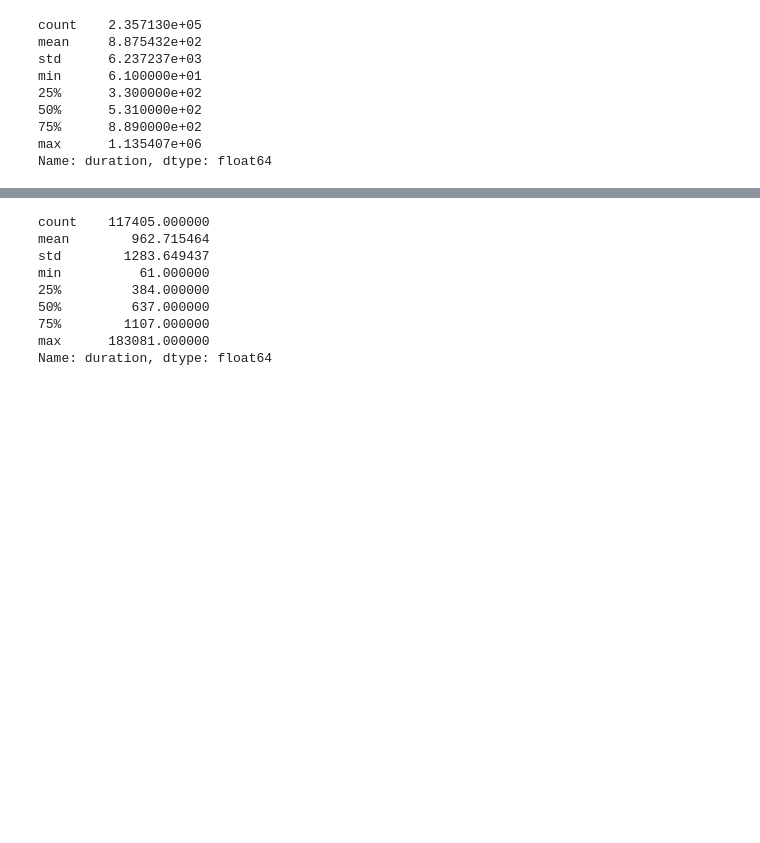
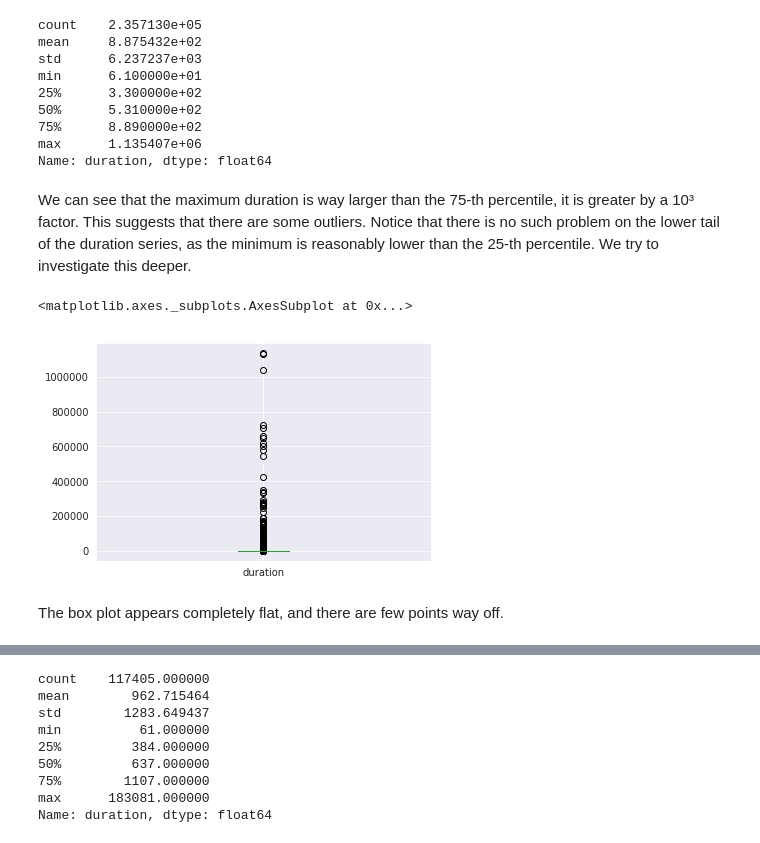
Before and after one commit to Cucni/oslo-bikes-mobility-data, a Jupyter notebook: April.ipynb, the cells around one changed output, grey strips where cells are left out. Saved outputs shown, nothing was run; the diff lists cells and outputs as text; code cells hidden in the pictures; blank space fills up the shorter version.

```diff
--- a/April.ipynb
+++ b/April.ipynb
@@ -74,3 +107,12 @@ min      6.100000e+01
 75%      8.890000e+02
 max      1.135407e+06
 Name: duration, dtype: float64
+# %% [markdown]
+We can see that the maximum duration is way larger than the 75-th percentile, it is greater by a 10³ factor. This suggests that there are some outliers. Notice that there is no such problem on the lower tail of the duration series, as the minimum is reasonably lower than the 25-th percentile. We try to investigate this deeper.
+# %%
+df_19['duration'].plot(kind='box')
+# %% [output]
+<matplotlib.axes._subplots.AxesSubplot at 0x...>
+[figure, added]
+# %% [markdown]
+The box plot appears completely flat, and there are few points way off.
```
Also changed, not shown: parts of 41 cells of this notebook.
